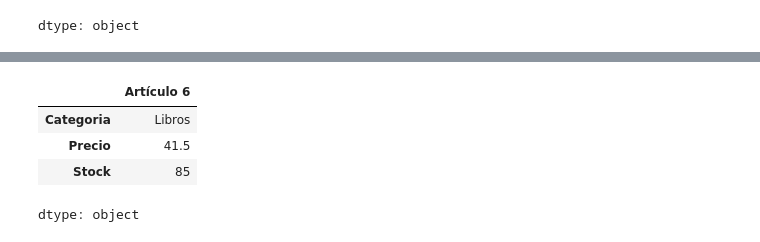
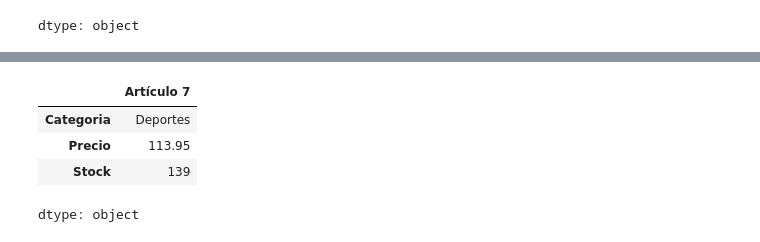
Before and after one commit to Rafael-Diaz-O/Python_pratica, a Jupyter notebook: Untitled3.ipynb, the cells around one changed output, grey strips where cells are left out. Cells and saved outputs as stored; diff of their text form; code cells hidden in the pictures.

```diff
--- a/Untitled3.ipynb
+++ b/Untitled3.ipynb
@@ -1475,10 +1478,10 @@ display(df_inventario) #Me muestra la tabla
 # %%
 #La diferencia entre iloc y loc es que iloc sirve para indice numerico y loc sirve con indice de texto
 # %%
-df_inventario.loc["Artículo 6"] #Tener en cuenta que si no esta exatamente igual como aparese en la tabla no funcionara esto debe de incluir la misma cantidad de espacios
+df_inventario.loc["Artículo 7"] #Tener en cuenta que si no esta exatamente igual como aparese en la tabla no funcionara esto debe de incluir la misma cantidad de espacios
 # %% [output]
-|  | Artículo 6 |
-| Categoria | Libros |
-| Precio | 41.5 |
-| Stock | 85 |
+|  | Artículo 7 |
+| Categoria | Deportes |
+| Precio | 113.95 |
+| Stock | 139 |
 dtype: object
```
Also changed, not shown: parts of 44 cells of this notebook.
